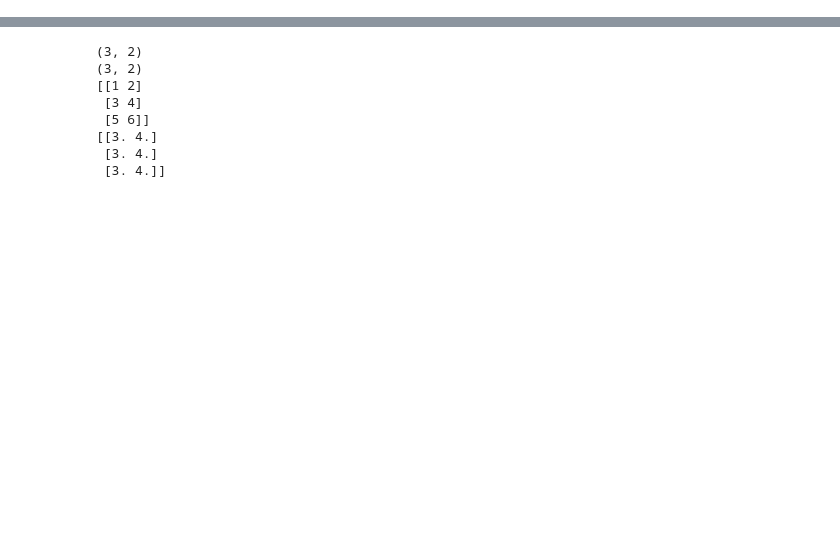
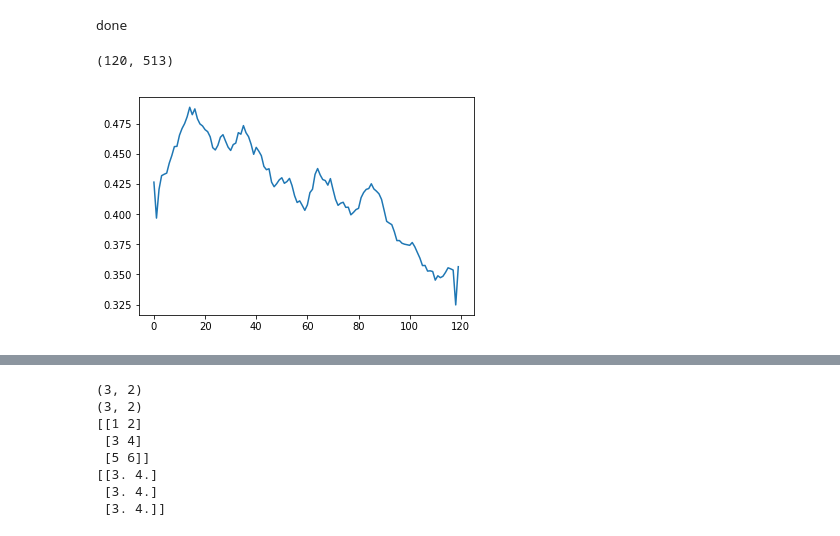
Before and after one commit to BeyondCloud/Vowel_Conversion, a Jupyter notebook: test_world.ipynb, the cells around one changed output, grey strips where cells are left out. Cells and saved outputs as stored; diff of their text form; code cells hidden in the pictures; blank space fills up the shorter version.

Commit message:
done merge

```diff
--- a/test_world.ipynb
+++ b/test_world.ipynb
@@ -128,0 +52,77 @@ _f02.shape[0]
+# %%
+lin_note = np.linspace(28, 40,num=len(f0))
+lin_f0 = 440*np.power(2,(lin_note-49)/12)
+
+# y = pw.synthesize(lin_f0, sp, np.zeros(ap.shape), fs, frame_period =  frame_period)
+_sp2 = sp2[100,:]*np.ones((sp2.shape[0],1))
+
+y = pw.synthesize(lin_f0, sp,ap, fs, frame_period =  frame_period)
+
+# _f02, t = pw.dio(x2, fs, f0_floor=50.0, f0_ceil=600.0,
+#                 channels_in_octave=2,
+#                 frame_period=frame_period)
+# _f02[:]= _f02[50]
+
+# _sp = pw.cheaptrick(x2, _f02, t, fs)
+
+# _sp = _sp[50,:]*np.ones((_sp.shape[0],1))
+
+# _sp[:,30:] = 0.0000001  #This cannot be zero
+
+# for i in range(len(_sp)):
+#     for j in range(_sp.shape[1]):
+#         if _sp[i,j]<0.0005:
+#             _sp[i,j] =  0.0000001
+
+
+# _ap = pw.d4c(x, _f02, t, fs)
+# for i in range(len(f0)):
+#     _f0[i] = _f0[i]*(1.0+2.0*i/len(f0))
+
+# _y = pw.synthesize(_f02, _sp, _ap, fs, frame_period)
+sf.write('out.wav', y, fs)
+
+# syn_sp = pw.cheaptrick(_y, _f02, t, fs)
+
+# Comparison
+# plt = savefig( [ sp[:,:520],_[:,:],syn_sp[:,:520]],['original sp','flattened sp','resynthesized sp'])
+# plt.savefig("test/sp_"+wavname)
+
+print('done')
+# %% [output]
+done
+# %%
+import numpy as np
+import soundfile as sf
+# import librosa
+import pyworld as pw
+import matplotlib.pyplot as plt
+from scipy import signal
+import librosa
+frame_period = 10.0 # millisecond
+
+# wavname = 'e_noise'
+wavname = 'e_n'
+
+x, fs = sf.read(wavname+'.wav')
+try:
+    x = (x[:,0] + x[:,1])/2
+except:
+    pass
+# f0, sp, ap = pw.wav2world(x, fs, frame_period =  5)    # use default options
+
+# f0 = f0[1:-1]
+# plt.plot(f0)
+# plt.show()
+sp = np.abs(librosa.core.stft(x,n_fft = 1024)).T
+print(sp.shape)
+b = np.array([[-1,1]])
+spb = signal.convolve2d(sp,b, mode='same')
+
+_sp = abs(spb - sp)
+_sp = np.mean(_sp,axis = 1)
+plt.plot(_sp)
+plt.show()
+# %% [output]
+(120, 513)
+[figure, added]
```
Also changed, not shown: parts of 8 cells of this notebook.
